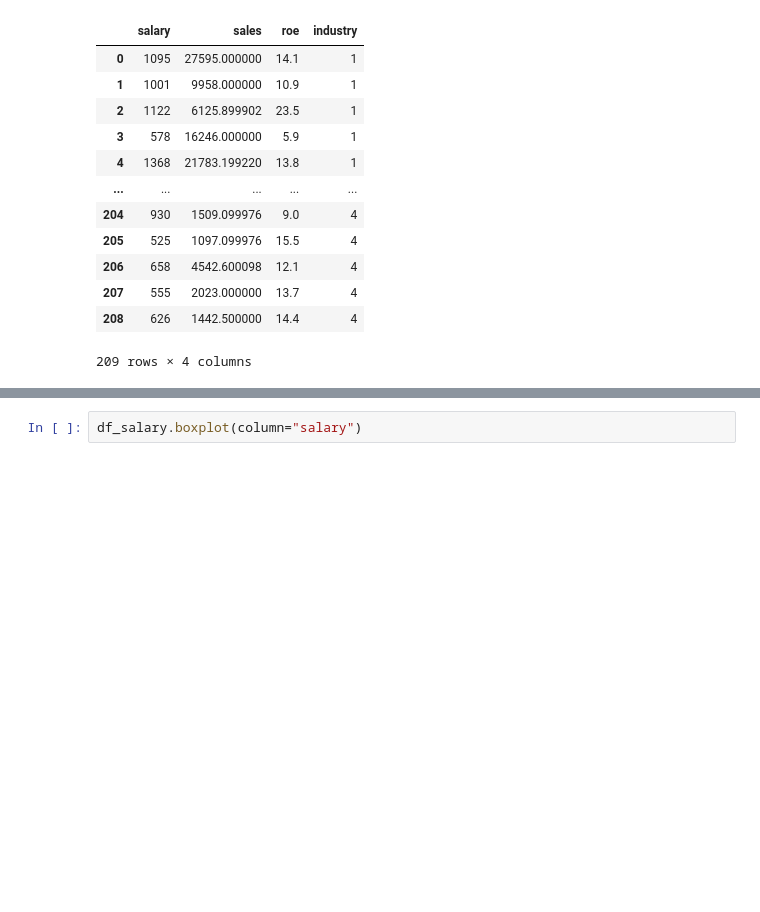
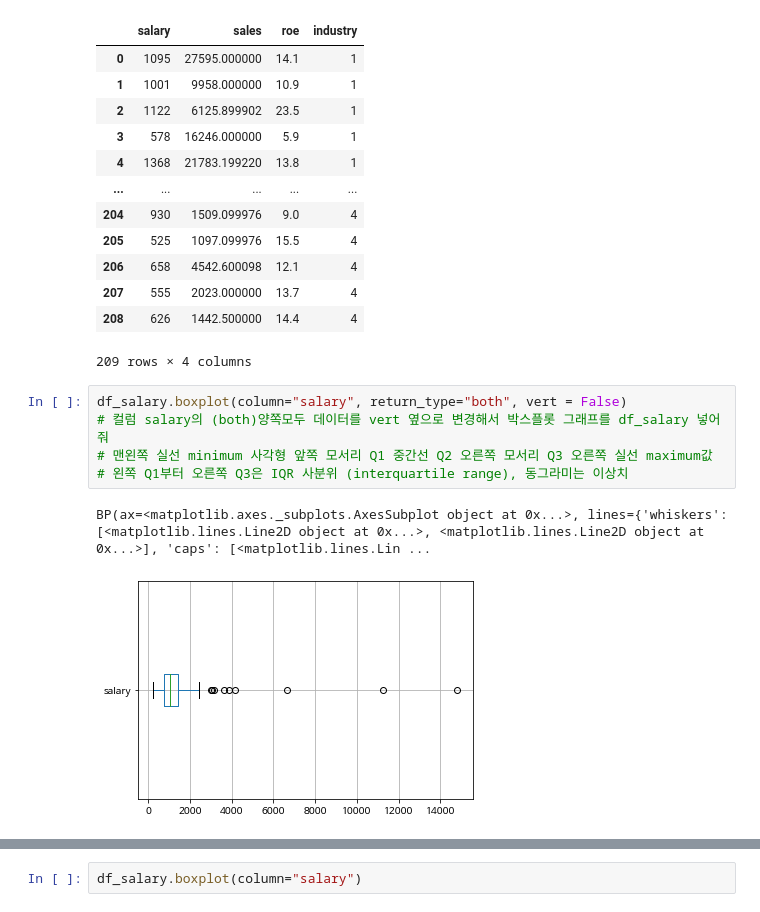
Before and after one commit to enosung/ubion, a Jupyter notebook: 유비온_2번째주_수업02(01월02일~01월09일).ipynb, the cells around one changed output, grey strips where cells are left out. Cells and saved outputs as stored; diff of their text form; blank space fills up the shorter version.

```diff
--- a/유비온_2번째주_수업02(01월02일~01월09일).ipynb
+++ b/유비온_2번째주_수업02(01월02일~01월09일).ipynb
@@ -319,4 +556,12 @@ df_salary
 | 207 | 555 | 2023.000000 | 13.7 | 4 |
 | 208 | 626 | 1442.500000 | 14.4 | 4 |
 209 rows × 4 columns
+# %%
+df_salary.boxplot(column="salary", return_type="both", vert = False)
+# 컬럼 salary의 (both)양쪽모두 데이터를 vert 옆으로 변경해서 박스플롯 그래프를 df_salary 넣어줘
+# 맨왼쪽 실선 minimum 사각형 앞쪽 모서리 Q1 중간선 Q2 오른쪽 모서리 Q3 오른쪽 실선 maximum값
+# 왼쪽 Q1부터 오른쪽 Q3은 IQR 사분위 (interquartile range), 동그라미는 이상치
+# %% [output]
+BP(ax=<matplotlib.axes._subplots.AxesSubplot object at 0x...>, lines={'whiskers': [<matplotlib.lines.Line2D object at 0x...>, <matplotlib.lines.Line2D object at 0x...>], 'caps': [<matplotlib.lines.Lin ...
+[figure, added]
 # %%
```
Also changed, not shown: parts of 108 cells of this notebook.
